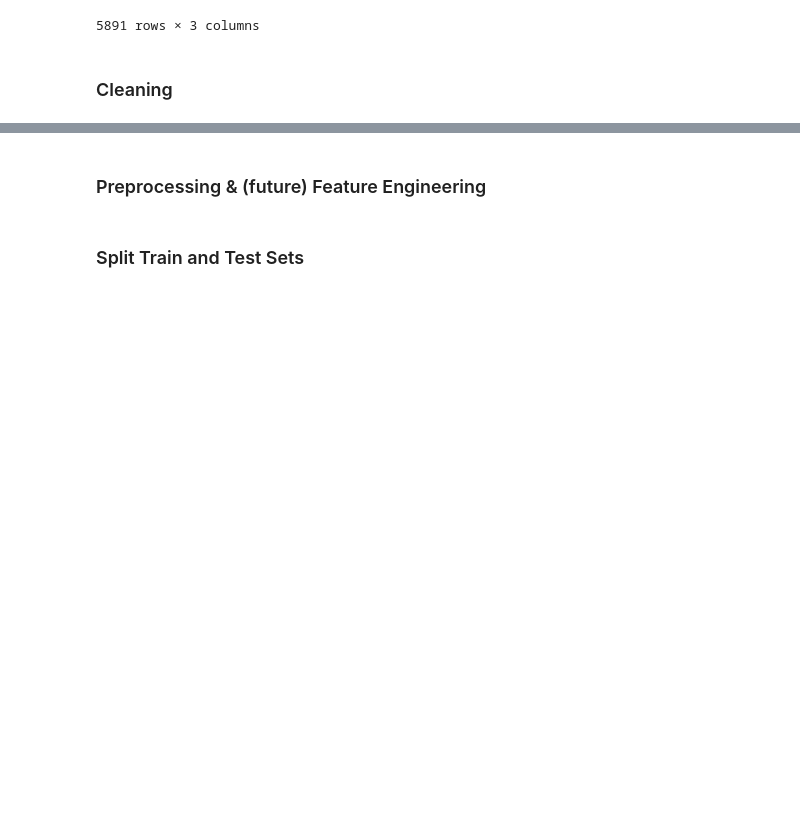
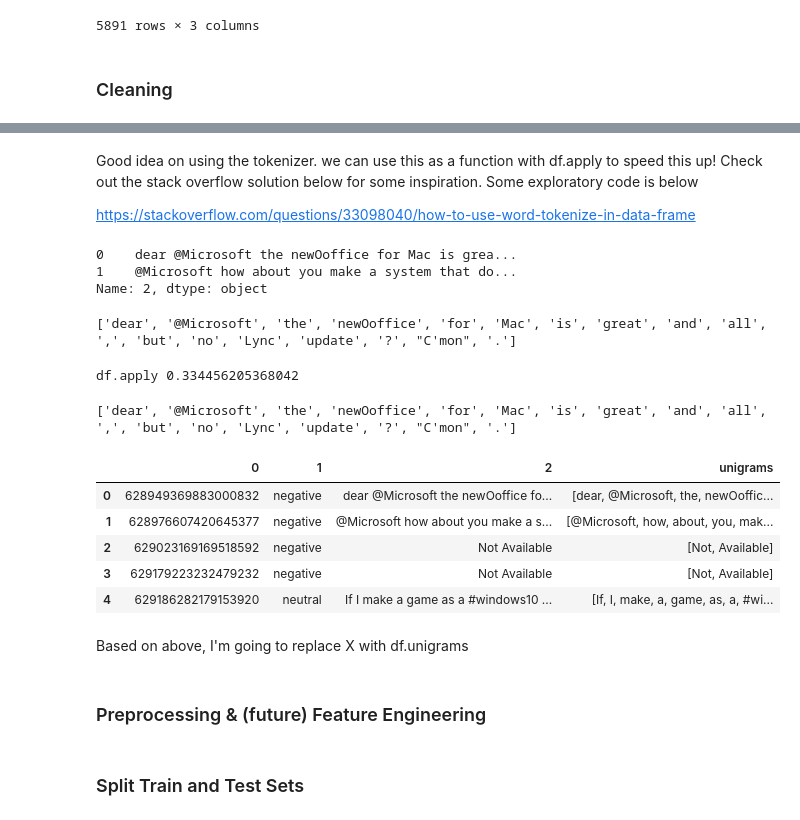
Before and after one commit to dswald/sentiment_analysis, a Jupyter notebook: sandbox/Sentiment_Model.ipynb, the cells around one changed output, grey strips where cells are left out. Drawn from its saved outputs; the diff is of its cells as text; code cells hidden in the pictures; blank space fills up the shorter version.

```diff
--- a/sandbox/Sentiment_Model.ipynb
+++ b/sandbox/Sentiment_Model.ipynb
@@ -112,0 +120,41 @@ See the caveats in the documentation: http://pandas.pydata.org/pandas-docs/stabl
+# %% [markdown]
+Good idea on using the tokenizer.  we can use this as a function with df.apply to speed this up! Check out the stack overflow solution below for some inspiration.  Some exploratory code is below
+
+https://stackoverflow.com/questions/33098040/how-to-use-word-tokenize-in-data-frame
+# %%
+#rewriting as a new dataframe to avoid overlap with your tokenized solution
+df = pd.read_table("Data/twitter_download-master/2016train.txt_semeval_tweets.txt", header=None)
+print (df[2].head(2))
+# %% [output]
+0    dear @Microsoft the newOoffice for Mac is grea...
+1    @Microsoft how about you make a system that do...
+Name: 2, dtype: object
+# %%
+from nltk.tokenize import TweetTokenizer # a tweet tokenizer from nltk.
+t = TweetTokenizer()
+print (t.tokenize(df[2][0])) #proof that tokenize method works
+# %% [output]
+['dear', '@Microsoft', 'the', 'newOoffice', 'for', 'Mac', 'is', 'great', 'and', 'all', ',', 'but', 'no', 'Lync', 'update', '?', "C'mon", '.']
+# %%
+#proof in the pudding - let's time it
+start = time.time()
+df['unigrams'] = df[2].apply(t.tokenize)
+print ('df.apply', (time.time() - start))
+# %% [output]
+df.apply 0.334456205368042
+# %%
+#print (X[0])
+print (df.unigrams[0]) # TweetTokenizer is better (see comma)
+# %% [output]
+['dear', '@Microsoft', 'the', 'newOoffice', 'for', 'Mac', 'is', 'great', 'and', 'all', ',', 'but', 'no', 'Lync', 'update', '?', "C'mon", '.']
+# %%
+df.head()
+# %% [output]
+|  | 0 | 1 | 2 | unigrams |
+| 0 | 628949369883000832 | negative | dear @Microsoft the newOoffice fo... | [dear, @Microsoft, the, newOoffic... |
+| 1 | 628976607420645377 | negative | @Microsoft how about you make a s... | [@Microsoft, how, about, you, mak... |
+| 2 | 629023169169518592 | negative | Not Available | [Not, Available] |
+| 3 | 629179223232479232 | negative | Not Available | [Not, Available] |
+| 4 | 629186282179153920 | neutral | If I make a game as a #windows10 ... | [If, I, make, a, game, as, a, #wi... |
+# %% [markdown]
+Based on above, I'm going to replace X with df.unigrams
```
Also changed, not shown: parts of 15 cells of this notebook, 16 other files.
